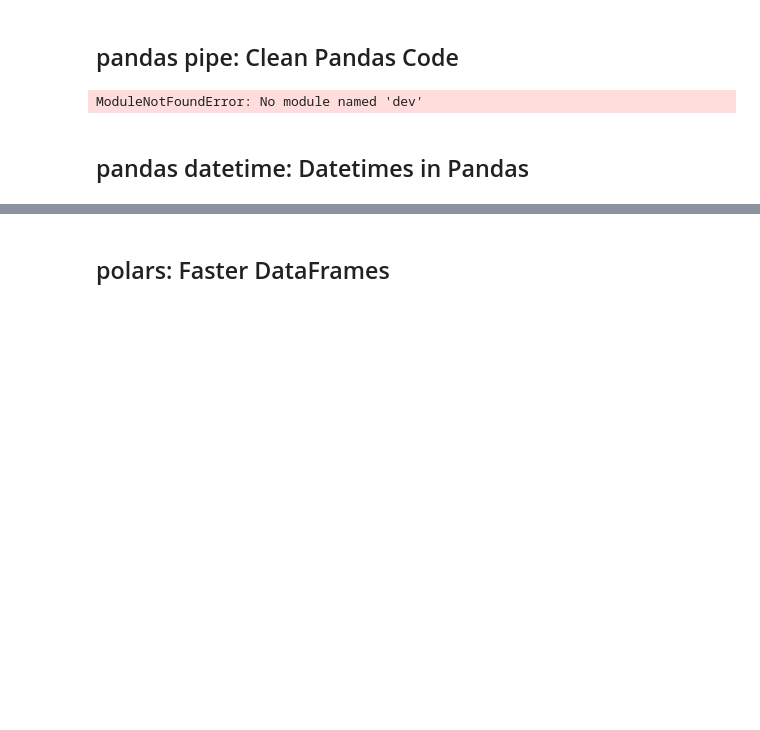
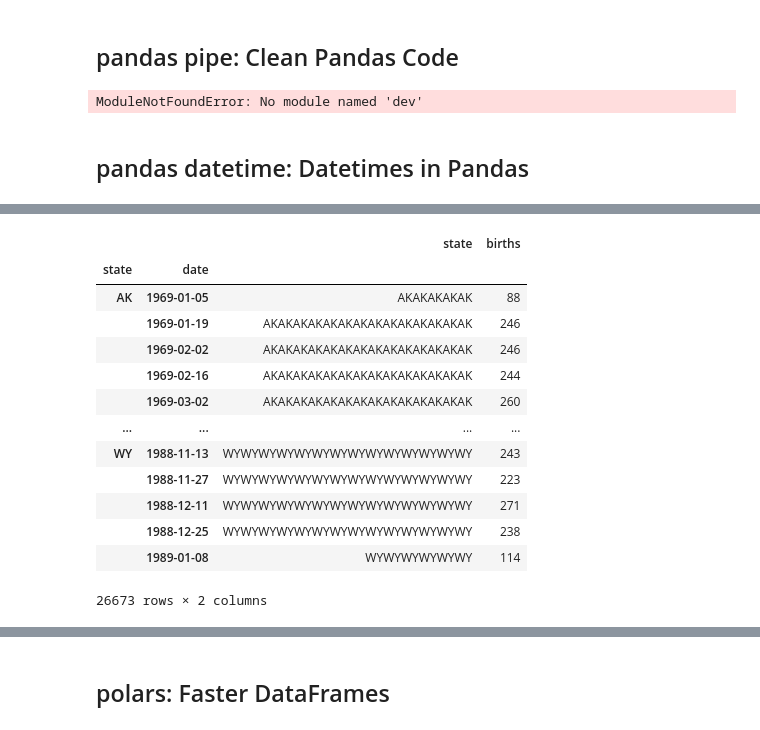
Before and after one commit to Friend09/practise_prod_python_tools, a Jupyter notebook: notebooks/practise_Data_Processing_and_Analysis.ipynb, the cells around one changed output, grey strips where cells are left out. Saved outputs shown, nothing was run; the diff lists cells and outputs as text; code cells hidden in the pictures; blank space fills up the shorter version.

```diff
--- a/notebooks/practise_Data_Processing_and_Analysis.ipynb
+++ b/notebooks/practise_Data_Processing_and_Analysis.ipynb
@@ -72,0 +178,24 @@ ModuleNotFoundError: No module named 'dev'
+# %%
+(
+    df[["state", "date", "births"]]
+    .assign(date=lambda d: pd.to_datetime(d["date"], format="%Y-%m-%d"))
+    .set_index("date")
+    .groupby("state")
+    .resample("2W")
+    .sum()
+)
+# %% [output]
+|  |  | state | births |
+| state | date |  |  |
+| AK | 1969-01-05 | AKAKAKAKAK | 88 |
+|  | 1969-01-19 | AKAKAKAKAKAKAKAKAKAKAKAKAKAK | 246 |
+|  | 1969-02-02 | AKAKAKAKAKAKAKAKAKAKAKAKAKAK | 246 |
+|  | 1969-02-16 | AKAKAKAKAKAKAKAKAKAKAKAKAKAK | 244 |
+|  | 1969-03-02 | AKAKAKAKAKAKAKAKAKAKAKAKAKAK | 260 |
+| ... | ... | ... | ... |
+| WY | 1988-11-13 | WYWYWYWYWYWYWYWYWYWYWYWYWYWY | 243 |
+|  | 1988-11-27 | WYWYWYWYWYWYWYWYWYWYWYWYWYWY | 223 |
+|  | 1988-12-11 | WYWYWYWYWYWYWYWYWYWYWYWYWYWY | 271 |
+|  | 1988-12-25 | WYWYWYWYWYWYWYWYWYWYWYWYWYWY | 238 |
+|  | 1989-01-08 | WYWYWYWYWYWY | 114 |
+26673 rows × 2 columns
```
Also changed, not shown: parts of 9 cells of this notebook, 3 other files.
